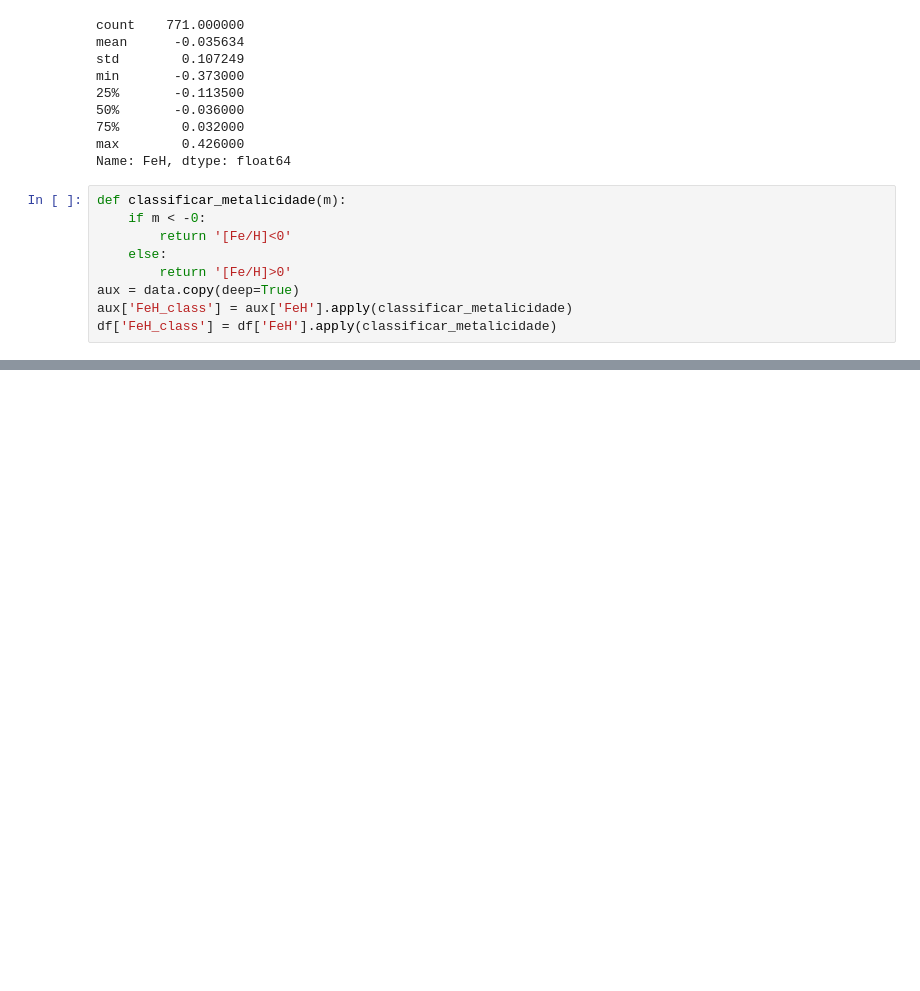
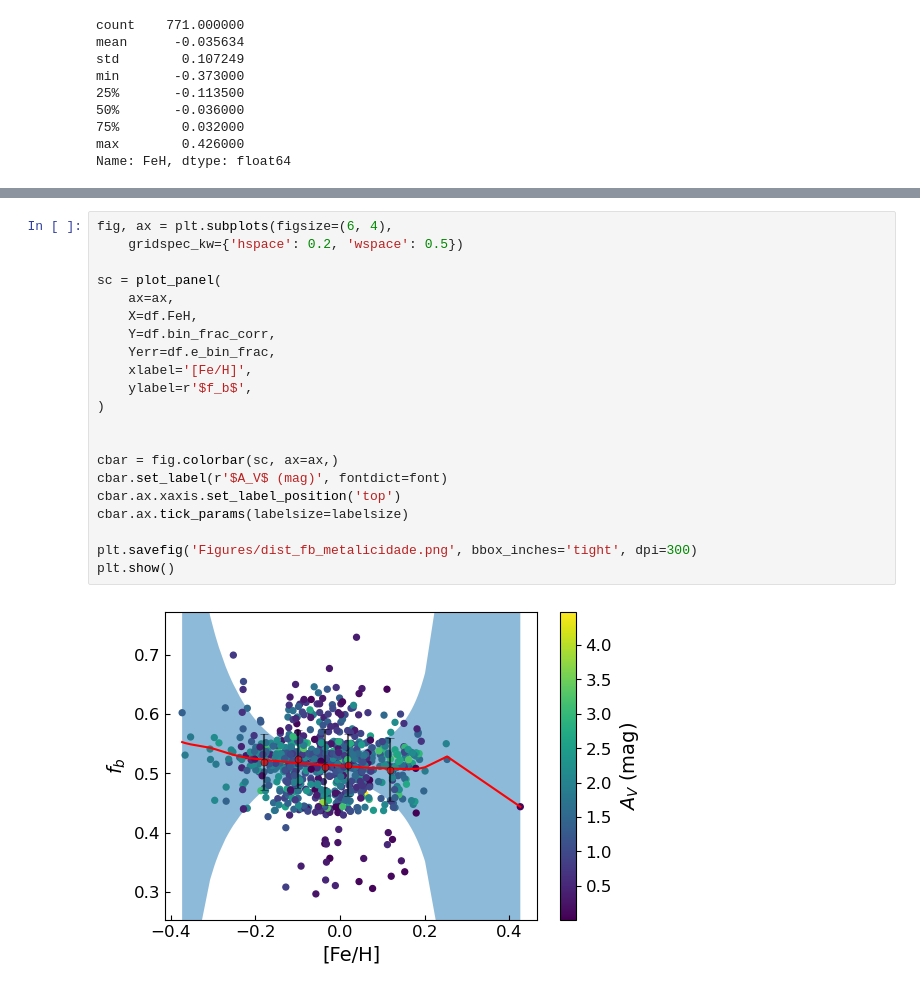
Before and after one commit to RuanPH26/stellar_multiplicity_in_open_clusters, a Jupyter notebook: metallicity.ipynb, the cells around one changed output, grey strips where cells are left out. Cells and saved outputs as stored; diff of their text form; blank space fills up the shorter version.

```diff
--- a/metallicity.ipynb
+++ b/metallicity.ipynb
@@ -37,12 +29,3 @@ min       -0.373000
 75%        0.032000
 max        0.426000
 Name: FeH, dtype: float64
-# %%
-def classificar_metalicidade(m):
-    if m < -0:
-        return '[Fe/H]<0'
-    else:
-        return '[Fe/H]>0'
-aux = data.copy(deep=True)
-aux['FeH_class'] = aux['FeH'].apply(classificar_metalicidade)
-df['FeH_class'] = df['FeH'].apply(classificar_metalicidade)
@@ -118,0 +77,23 @@ plt.show()
+# %%
+fig, ax = plt.subplots(figsize=(6, 4),
+    gridspec_kw={'hspace': 0.2, 'wspace': 0.5})
+
+sc = plot_panel(
+    ax=ax,
+    X=df.FeH,
+    Y=df.bin_frac_corr,
+    Yerr=df.e_bin_frac,
+    xlabel='[Fe/H]',
+    ylabel=r'$f_b$',
+)
+
+
+cbar = fig.colorbar(sc, ax=ax,)
+cbar.set_label(r'$A_V$ (mag)', fontdict=font)
+cbar.ax.xaxis.set_label_position('top')
+cbar.ax.tick_params(labelsize=labelsize)
+
+plt.savefig('Figures/dist_fb_metalicidade.png', bbox_inches='tight', dpi=300)
+plt.show()
+# %% [output]
+[figure, added]
```
Also changed, not shown: parts of 11 cells of this notebook, 22 other files.
